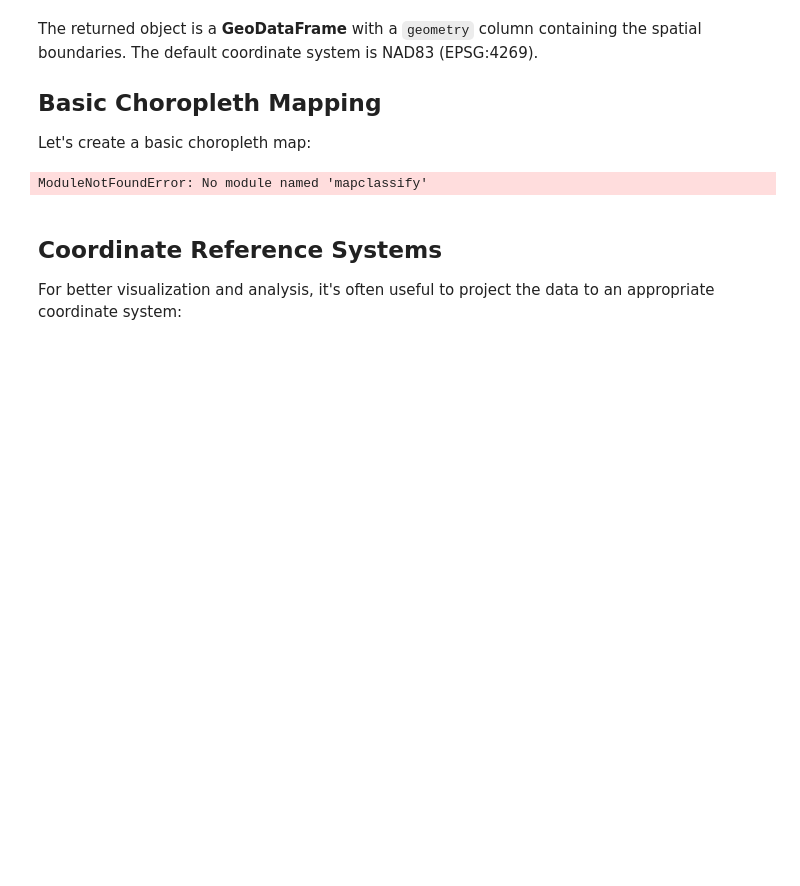
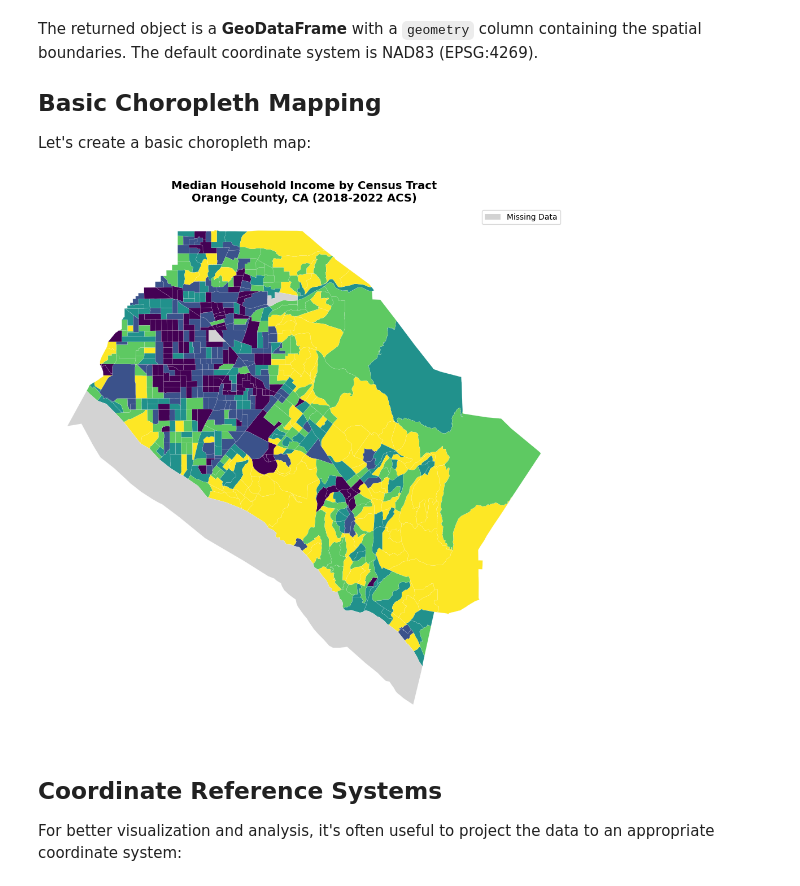
Before and after one commit to mmann1123/pytidycensus, a Jupyter notebook: examples/02_spatial_data.ipynb, the cells around one changed output. Drawn from its saved outputs; the diff is of its cells as text; code cells hidden in the pictures; blank space fills up the shorter version.

Commit message:
working need to fix summary value type

```diff
--- a/examples/02_spatial_data.ipynb
+++ b/examples/02_spatial_data.ipynb
@@ -67,37 +75,50 @@ The returned object is a **GeoDataFrame** with a `geometry` column containing th
 
 Let's create a basic choropleth map:
 # %%
-# Create a basic choropleth map with natural breaks (Jenks) legend
-import mapclassify
-
-# Compute natural breaks (Jenks) for 5 classes
-jenks = mapclassify.NaturalBreaks(orange["B19013_001E"], k=5)
-
+# Create a basic choropleth map with missing data highlighted
 fig, ax = plt.subplots(figsize=(12, 10))
 
-orange.plot(
+# Create a mask for missing values
+missing_mask = orange["B19013_001E"].isna()
+
+# Plot non-missing data with color scheme
+orange[~missing_mask].plot(
     column="B19013_001E",
     cmap="viridis",
     linewidth=0.1,
     edgecolor="white",
     legend=True,
     ax=ax,
-    scheme="NaturalBreaks",
-    classification_kwds={"k": 5},
+    scheme="quantiles",  # or "equal_interval"
+    k=5,
 )
 
-ax.set_title('Median Household Income by Census Tract\nOrange County, CA (2018-2022 ACS)',
-             fontsize=14, fontweight='bold')
+# Plot missing data with distinct color
+orange[missing_mask].plot(
+    color="lightgray",  # or any color for missing data
+    linewidth=0.1,
+    edgecolor="white",
+    ax=ax,
+)
+
+ax.set_title(
+    "Median Household Income by Census Tract\nOrange County, CA (2018-2022 ACS)",
+    fontsize=14,
+    fontweight="bold",
+)
 ax.set_axis_off()
 
-# Add colorbar label
-cbar = ax.get_figure().get_axes()[1]
-cbar.set_ylabel('Median Household Income ($)', rotation=270, labelpad=20)
+# Add missing data to legend
+from matplotlib.patches import Patch
+
+handles, labels = ax.get_legend_handles_labels()
+handles.append(Patch(facecolor="lightgray", label="Missing Data"))
+ax.legend(handles=handles, loc="upper right")
 
 plt.tight_layout()
 plt.show()
 # %% [output]
-ModuleNotFoundError: No module named 'mapclassify'
+[figure, added]
 # %% [markdown]
 ## Coordinate Reference Systems
 
```
Also changed, not shown: parts of 6 cells of this notebook, 2 other files.
